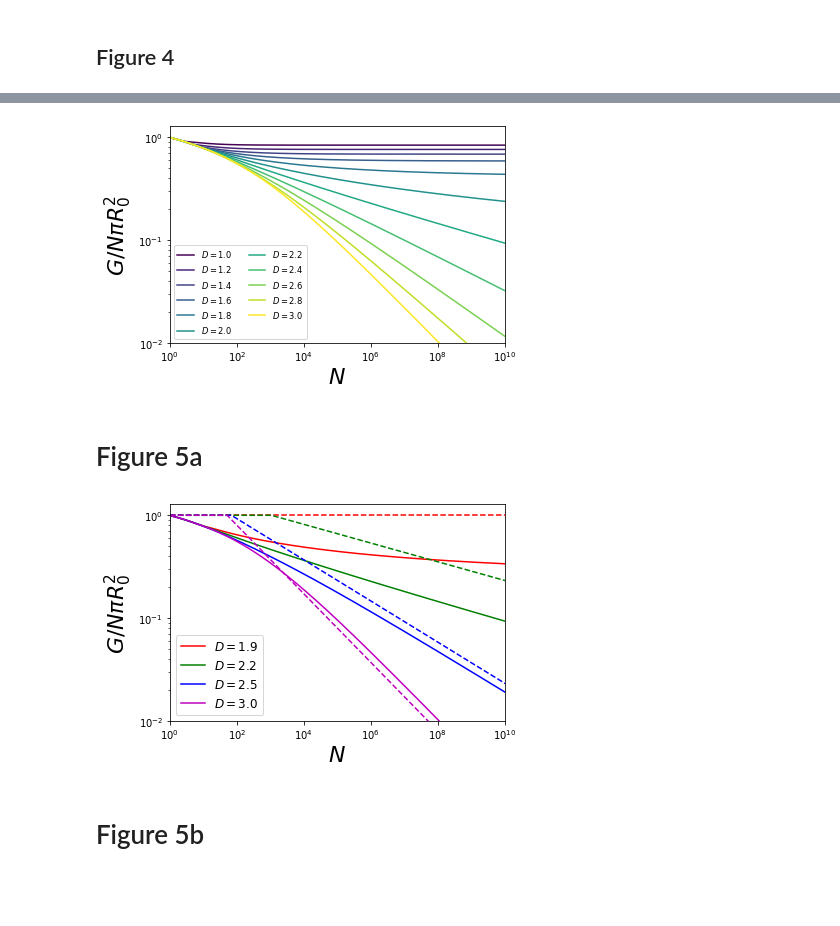
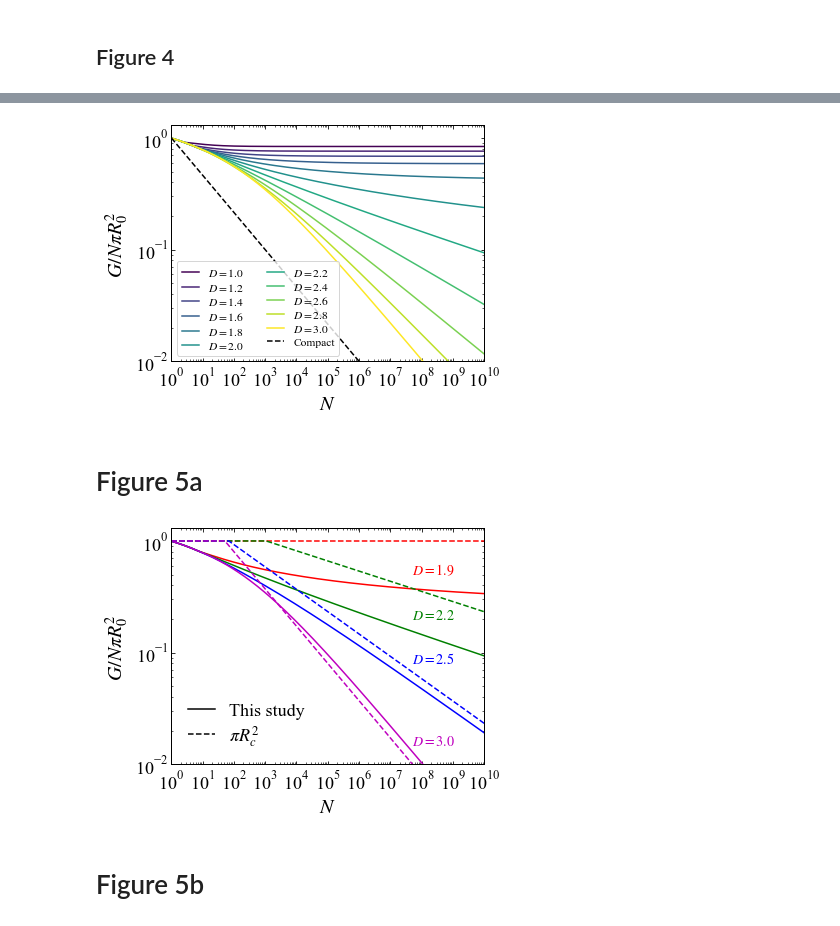
Before and after one commit to rtazaki1205/geofractal, a Jupyter notebook: figures/figures_for_Tazaki_2021.ipynb, the cells around one changed output, grey strips where cells are left out. Drawn from its saved outputs; the diff is of its cells as text; code cells hidden in the pictures; blank space fills up the shorter version.

Commit message:
updates figures in jupyter notebook

```diff
--- a/figures/figures_for_Tazaki_2021.ipynb
+++ b/figures/figures_for_Tazaki_2021.ipynb
@@ -112,6 +150,13 @@ for i in range(ndf+1):
             G[i,j] = geofractal(PN[j],df[i],k0,cormodel)
             GC[i,j] = chararea(PN[j],df[i],k0)
             GO[i,j] = okuzumi09(PN[j],df[i],k0)
+
+#
+# Compact grain
+#
+G_compact = np.zeros((N))
+for i in range(N):
+    G_compact[i] = PN[i]**(-1.0/3.0)
 # %% [output]
 0  1.000000e+00  1.732051e+00
 1  1.100000e+00  1.660448e+00
@@ -131,55 +176,73 @@ for i in range(ndf+1):
 19  2.900000e+00  3.716025e-01
 20  3.000000e+00  3.000000e-01
 # %%
-f  = plt.figure(figsize=(6,4))
+
+locmaj = ticker.LogLocator(base=10,numticks=25)
+locmin = ticker.LogLocator(base = 10.0, subs = np.arange(1.0, 10.0) * 0.1, numticks = 200)
+f  = plt.figure(figsize=(5.5,4))
 ax = plt.gca()
 cmap = plt.get_cmap('viridis')
 ax.set_ylim(1e-2,1.3)
 ax.set_xlim(1.e0,1.e10)
-label_size=22
-ax.set_xlabel(r'$N$',fontsize=label_size)
-ax.set_ylabel(r'$G/N\pi R_0^2$',fontsize=label_size)
+ax.set_xlabel(r'$N$')
+ax.set_ylabel(r'$G/N\pi R_0^2$')
 ax.loglog(PN[:],G[0,:],color=cmap(0.0/10.0),linestyle='-',label=r'$D=1.0$')
 ax.loglog(PN[:],G[2,:],color=cmap(1.0/10.0),linestyle='-',label=r'$D=1.2$')
 ax.loglog(PN[:],G[4,:],color=cmap(2.0/10.0),linestyle='-',label=r'$D=1.4$')
 ax.loglog(PN[:],G[6,:],color=cmap(3.0/10.0),linestyle='-',label=r'$D=1.6$')
 ax.loglog(PN[:],G[8,:],color=cmap(4.0/10.0),linestyle='-',label=r'$D=1.8$')
 ax.loglog(PN[:],G[10,:],color=cmap(5.0/10.0),linestyle='-',label=r'$D=2.0$')
 ax.loglog(PN[:],G[12,:],color=cmap(6.0/10.0),linestyle='-',label=r'$D=2.2$')
 ax.loglog(PN[:],G[14,:],color=cmap(7.0/10.0),linestyle='-',label=r'$D=2.4$')
 ax.loglog(PN[:],G[16,:],color=cmap(8.0/10.0),linestyle='-',label=r'$D=2.6$')
 ax.loglog(PN[:],G[18,:],color=cmap(9.0/10.0),linestyle='-',label=r'$D=2.8$')
 ax.loglog(PN[:],G[20,:],color=cmap(10.0/10.0),linestyle='-',label=r'$D=3.0$')
-ax.legend(loc='lower left',ncol=2,fontsize='small')
+ax.loglog(PN[:],G_compact[:],color='black',linestyle='--',label=r'Compact')
+ax.xaxis.set_major_locator(locmaj)
+ax.legend(loc='best',ncol=2,fontsize=11.5)
+ax.xaxis.set_minor_locator(locmin)
+ax.xaxis.set_minor_formatter(ticker.NullFormatter())
 plt.show()
 f.savefig('fig4.pdf')
 # %% [output]
-[figure, old version]
+[figure, new version]
 # %% [markdown]
 # Figure 5a
 # %%
-f  = plt.figure(figsize=(6,4))
+f  = plt.figure(figsize=(5.5,4))
 ax = plt.gca()
 cmap = plt.get_cmap('viridis')
 ax.set_ylim(1e-2,1.3)
 ax.set_xlim(1.e0,1.e10)
-label_size=22
-ax.set_xlabel(r'$N$',fontsize=label_size)
-ax.set_ylabel(r'$G/N\pi R_0^2$',fontsize=label_size)
-ax.loglog(PN[:],G[9,:],color='r',linestyle='-',label=r'$D=1.9$')
-ax.loglog(PN[:],G[12,:],color='g',linestyle='-',label=r'$D=2.2$')
-ax.loglog(PN[:],G[15,:],color='b',linestyle='-',label=r'$D=2.5$')
-ax.loglog(PN[:],G[20,:],color='m',linestyle='-',label=r'$D=3.0$')
+ax.set_xlabel(r'$N$')
+ax.set_ylabel(r'$G/N\pi R_0^2$')
+ax.loglog(PN[:],G[9,:],color='r',linestyle='-')
+ax.loglog(PN[:],G[12,:],color='g',linestyle='-')
+ax.loglog(PN[:],G[15,:],color='b',linestyle='-')
+ax.loglog(PN[:],G[20,:],color='m',linestyle='-')
 ax.loglog(PN[:],GC[9,:],color='r',linestyle='--')
 ax.loglog(PN[:],GC[12,:],color='g',linestyle='--')
 ax.loglog(PN[:],GC[15,:],color='b',linestyle='--')
 ax.loglog(PN[:],GC[20,:],color='m',linestyle='--')
 
-ax.legend(loc='lower left',fontsize='large')
+ax.text(5.e7,1.5e-2, r'$D=3.0$', color='m', fontsize=14)
+ax.text(5.e7,8.0e-2, r'$D=2.5$', color='b', fontsize=14)
+ax.text(5.e7,2.0e-1, r'$D=2.2$', color='g', fontsize=14)
+ax.text(5.e7,5.0e-1, r'$D=1.9$', color='r', fontsize=14)
+#
+# Add fake legend
+#
+ax.loglog([0],[0],color='black',linestyle='-',label=r'This study')
+ax.loglog([0],[0],color='black',linestyle='--',label=r'$ \pi R_c^2$')
+
+ax.xaxis.set_major_locator(locmaj)
+ax.xaxis.set_minor_locator(locmin)
+ax.xaxis.set_minor_formatter(ticker.NullFormatter())
+ax.legend(loc='best',fontsize=18,frameon=False)
 plt.show()
 f.savefig('fig5a.pdf')
 # %% [output]
-[figure, old version]
+[figure, new version]
 # %% [markdown]
 # Figure 5b
 # %%
```
Also changed, not shown: parts of 5 cells of this notebook.
